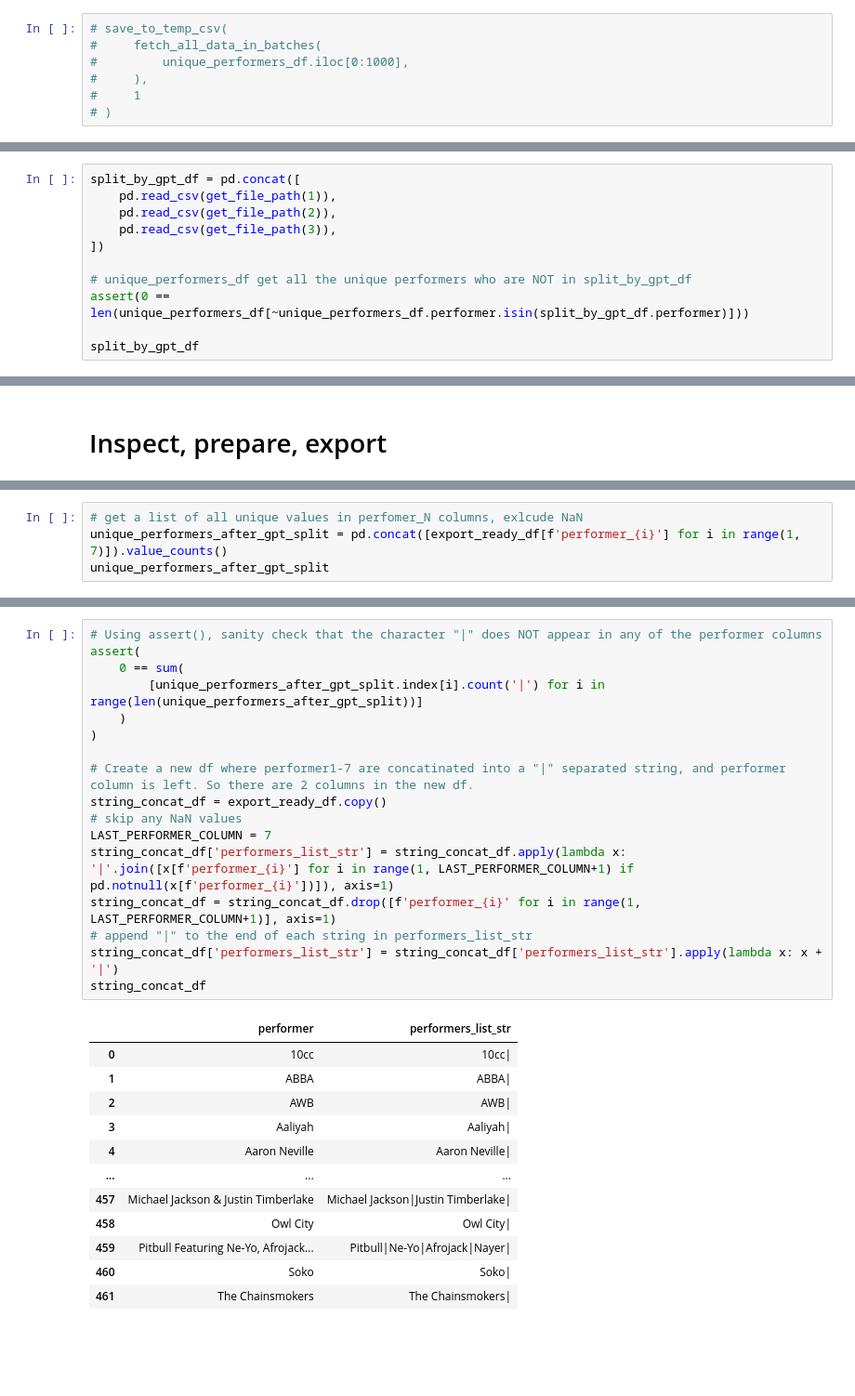
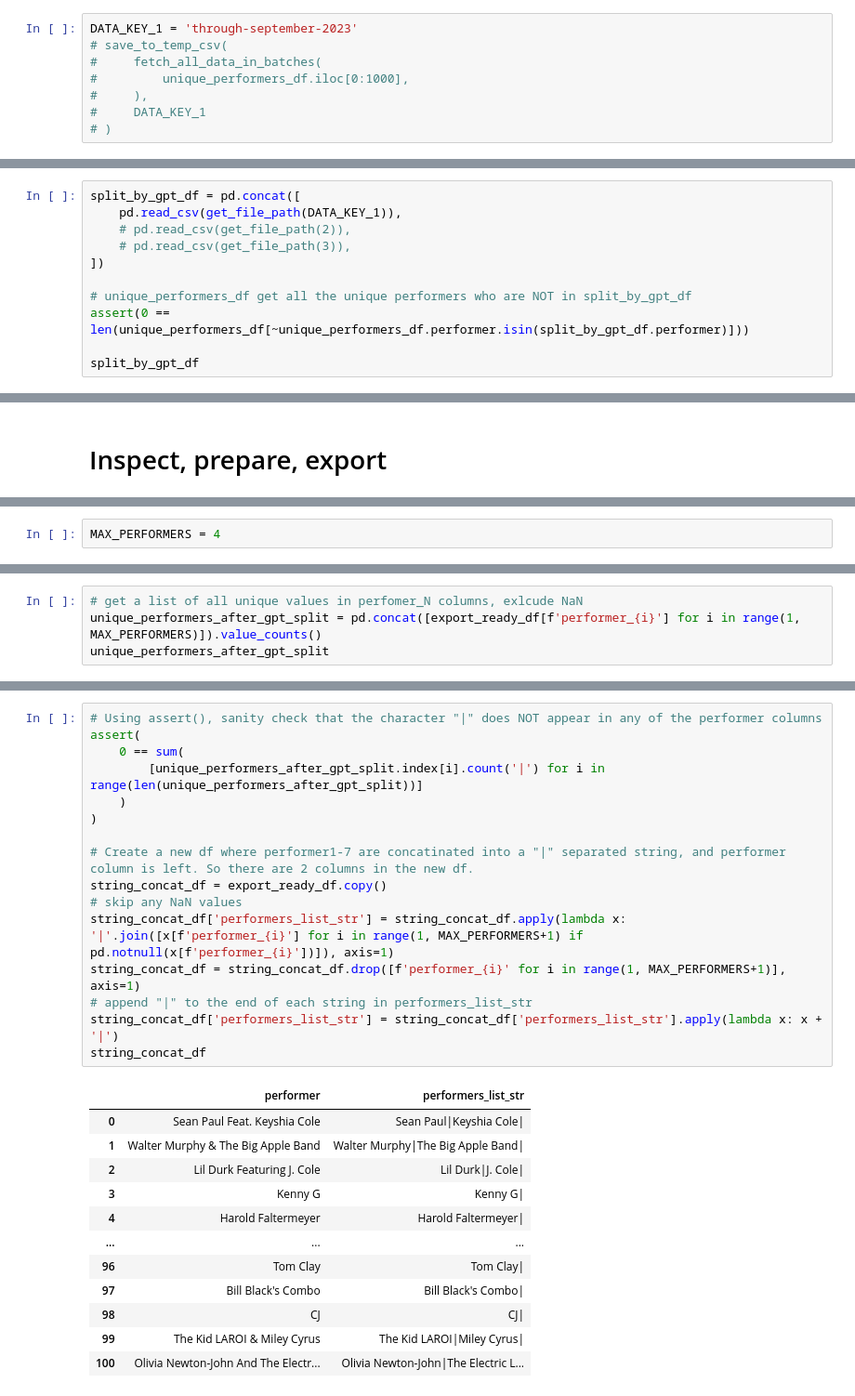
Before and after one commit to davidnmora/billboard-lyric-exploration, a Jupyter notebook: 22.3 Parse performer field to split out individual performers.ipynb, the cells around one changed output, grey strips where cells are left out. Shown at 93% size. Drawn from its saved outputs; the diff is of its cells as text; blank space fills up the shorter version.

```diff
--- a/22.3 Parse performer field to split out individual performers.ipynb
+++ b/22.3 Parse performer field to split out individual performers.ipynb
@@ -287,9 +231,10 @@ unique_performers_df
 # %%
+DATA_KEY_1 = 'through-september-2023'
 # save_to_temp_csv(
 #     fetch_all_data_in_batches(
 #         unique_performers_df.iloc[0:1000],
 #     ),
-#     1
+#     DATA_KEY_1
 # )
 # %%
 # save_to_temp_csv(
@@ -311,9 +256,9 @@ print('DONE!')
 DONE!
 # %%
 split_by_gpt_df = pd.concat([
-    pd.read_csv(get_file_path(1)),
-    pd.read_csv(get_file_path(2)),
-    pd.read_csv(get_file_path(3)),
+    pd.read_csv(get_file_path(DATA_KEY_1)),
+    # pd.read_csv(get_file_path(2)),
+    # pd.read_csv(get_file_path(3)),
 ])
 
 # unique_performers_df get all the unique performers who are NOT in split_by_gpt_df
@@ -363,3 +310,5 @@ dtype: int64
+# %%
+MAX_PERFORMERS = 4
 # %%
 # create an export_ready_df where any completely empty columns are dropped
 export_ready_df = split_by_gpt_df.dropna(axis=1, how='all')
@@ -381,5 +330,5 @@ export_ready_df
 # %%
 # get a list of all unique values in perfomer_N columns, exlcude NaN
-unique_performers_after_gpt_split = pd.concat([export_ready_df[f'performer_{i}'] for i in range(1, 7)]).value_counts()
+unique_performers_after_gpt_split = pd.concat([export_ready_df[f'performer_{i}'] for i in range(1, MAX_PERFORMERS)]).value_counts()
 unique_performers_after_gpt_split
 # %% [output]
@@ -398,30 +347,29 @@ Name: count, Length: 2300, dtype: int64
 # %%
 # Using assert(), sanity check that the character "|" does NOT appear in any of the performer columns
 assert(
     0 == sum(
         [unique_performers_after_gpt_split.index[i].count('|') for i in range(len(unique_performers_after_gpt_split))]
     )
 )
 
 # Create a new df where performer1-7 are concatinated into a "|" separated string, and performer column is left. So there are 2 columns in the new df.
 string_concat_df = export_ready_df.copy()
 # skip any NaN values
-LAST_PERFORMER_COLUMN = 7
-string_concat_df['performers_list_str'] = string_concat_df.apply(lambda x: '|'.join([x[f'performer_{i}'] for i in range(1, LAST_PERFORMER_COLUMN+1) if pd.notnull(x[f'performer_{i}'])]), axis=1)
-string_concat_df = string_concat_df.drop([f'performer_{i}' for i in range(1, LAST_PERFORMER_COLUMN+1)], axis=1)
+string_concat_df['performers_list_str'] = string_concat_df.apply(lambda x: '|'.join([x[f'performer_{i}'] for i in range(1, MAX_PERFORMERS+1) if pd.notnull(x[f'performer_{i}'])]), axis=1)
+string_concat_df = string_concat_df.drop([f'performer_{i}' for i in range(1, MAX_PERFORMERS+1)], axis=1)
 # append "|" to the end of each string in performers_list_str
 string_concat_df['performers_list_str'] = string_concat_df['performers_list_str'].apply(lambda x: x + '|')
 string_concat_df
 # %% [output]
 |  | performer | performers_list_str |
-| 0 | 10cc | 10cc| |
-| 1 | ABBA | ABBA| |
-| 2 | AWB | AWB| |
-| 3 | Aaliyah | Aaliyah| |
-| 4 | Aaron Neville | Aaron Neville| |
+| 0 | Sean Paul Feat. Keyshia Cole | Sean Paul|Keyshia Cole| |
+| 1 | Walter Murphy & The Big Apple Band | Walter Murphy|The Big Apple Band| |
+| 2 | Lil Durk Featuring J. Cole | Lil Durk|J. Cole| |
+| 3 | Kenny G | Kenny G| |
+| 4 | Harold Faltermeyer | Harold Faltermeyer| |
 | ... | ... | ... |
-| 457 | Michael Jackson & Justin Timberlake | Michael Jackson|Justin Timberlake| |
-| 458 | Owl City | Owl City| |
-| 459 | Pitbull Featuring Ne-Yo, Afrojack... | Pitbull|Ne-Yo|Afrojack|Nayer| |
-| 460 | Soko | Soko| |
-| 461 | The Chainsmokers | The Chainsmokers| |
+| 96 | Tom Clay | Tom Clay| |
+| 97 | Bill Black's Combo | Bill Black's Combo| |
+| 98 | CJ | CJ| |
+| 99 | The Kid LAROI & Miley Cyrus | The Kid LAROI|Miley Cyrus| |
+| 100 | Olivia Newton-John And The Electr... | Olivia Newton-John|The Electric L... |
```
Also changed, not shown: parts of 25 cells of this notebook, 1 other file.
